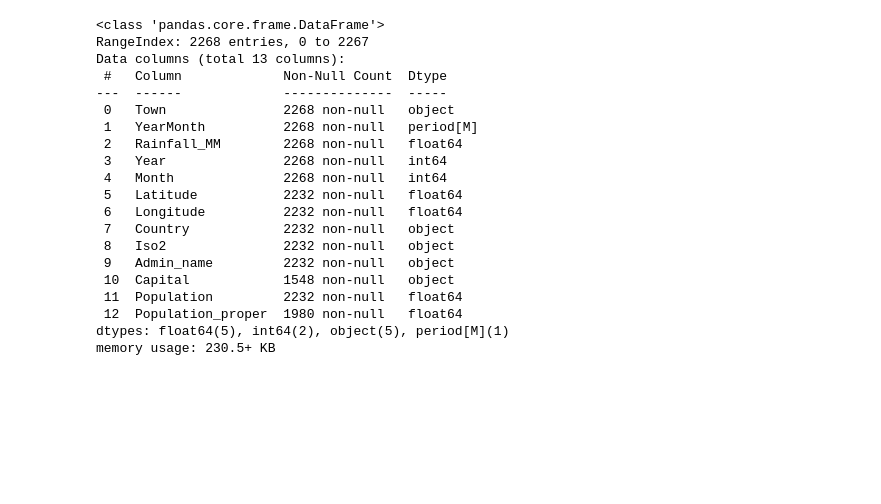
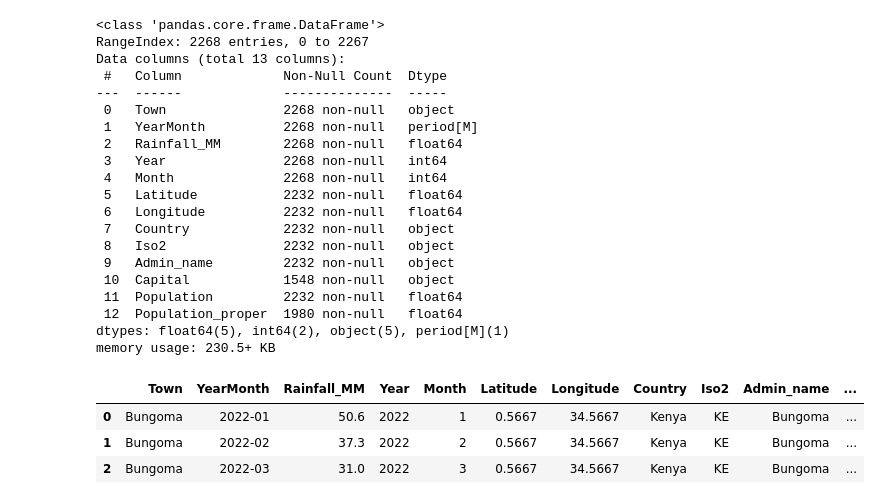
Before and after one commit to BrianRono7/Capstone-project, a Jupyter notebook: CapstoneEDA.ipynb, the cells around one changed output. Cells and saved outputs as stored; diff of their text form; code cells hidden in the pictures; blank space fills up the shorter version.

```diff
--- a/CapstoneEDA.ipynb
+++ b/CapstoneEDA.ipynb
@@ -927,3 +954,10 @@ Data columns (total 13 columns):
  12  Population_proper  1980 non-null   float64
 dtypes: float64(5), int64(2), object(5), period[M](1)
 memory usage: 230.5+ KB
+# %%
+monthly_rainfal_towns.head(3)
+# %% [output]
+|  | Town | YearMonth | Rainfall_MM | Year | Month | Latitude | Longitude | Country | Iso2 | Admin_name | ... |
+| 0 | Bungoma | 2022-01 | 50.6 | 2022 | 1 | 0.5667 | 34.5667 | Kenya | KE | Bungoma | ... |
+| 1 | Bungoma | 2022-02 | 37.3 | 2022 | 2 | 0.5667 | 34.5667 | Kenya | KE | Bungoma | ... |
+| 2 | Bungoma | 2022-03 | 31.0 | 2022 | 3 | 0.5667 | 34.5667 | Kenya | KE | Bungoma | ... |
```
Also changed, not shown: parts of 11 cells of this notebook.
